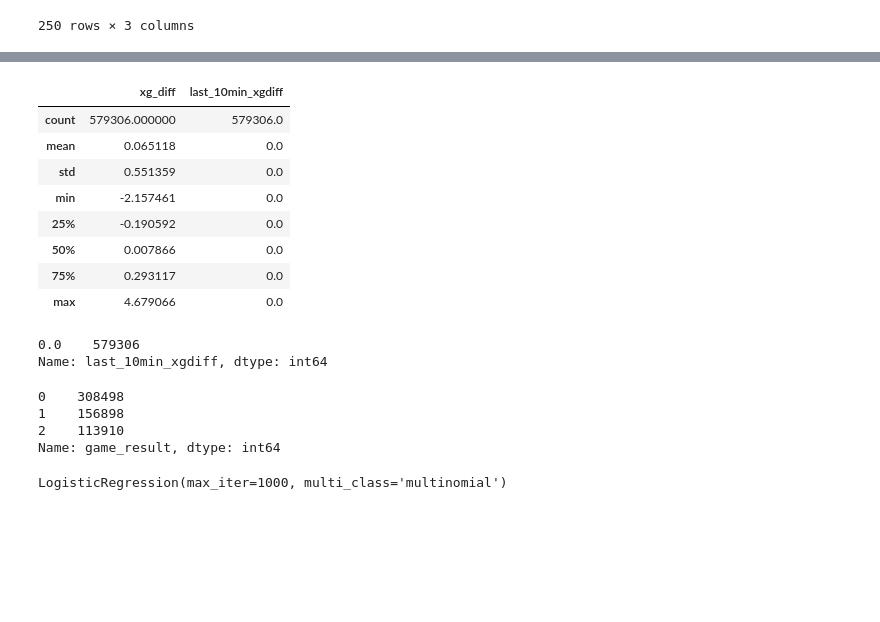
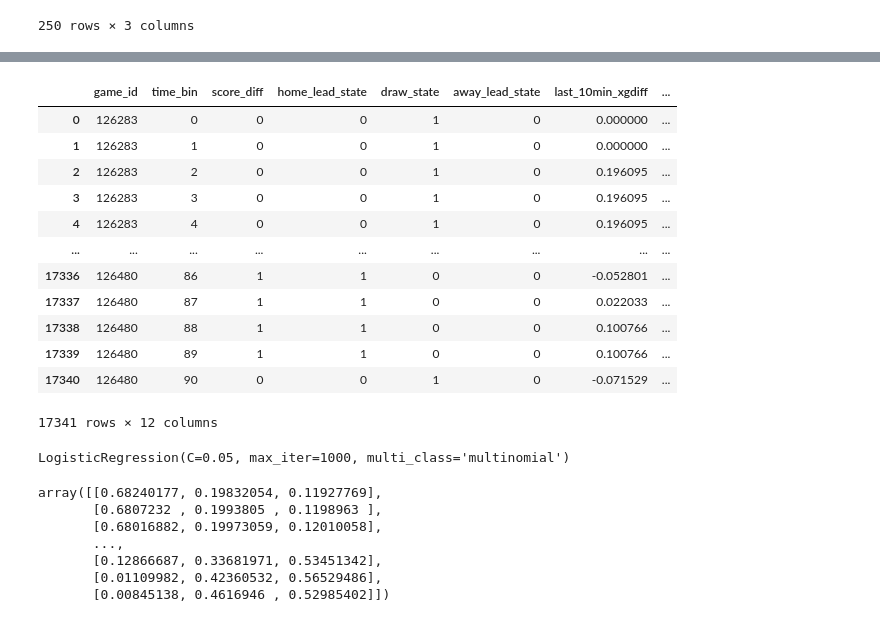
Before and after one commit to bories97/Python, a Jupyter notebook: 공모전 데이터/K-league 데이터 분석.ipynb, the cells around one changed output, grey strips where cells are left out. Cells and saved outputs as stored; diff of their text form; code cells hidden in the pictures; blank space fills up the shorter version.

```diff
--- a/공모전 데이터/K-league 데이터 분석.ipynb
+++ b/공모전 데이터/K-league 데이터 분석.ipynb
@@ -732,0 +799,4 @@ soccer_df[['time_seconds', 'xg_diff', 'last_10min_xgdiff']].head(250)
+# %%
+soccer_df['remain_time'] = 5400 - soccer_df['match_time']
+# %%
+soccer_df['log_remain_time'] = np.log1p(soccer_df['remain_time'])
@@ -733,30 +819,20 @@ soccer_df[['time_seconds', 'xg_diff', 'last_10min_xgdiff']].head(250)
+# %%
+soccer_df['time_bin'] = (soccer_df['match_time'] // 60).astype(int)
 # %%
 # 승 무 패 만들기(새로운 traget)
 soccer_df['game_result'] = np.select([soccer_df['home_score'] > soccer_df['away_score'],
                                       soccer_df['home_score'] == soccer_df['away_score'],
                                       soccer_df['home_score'] < soccer_df['away_score'],
                                      ],[1, 0 ,2]) # 1= homewin / 2 = away_win / 0 = draw
-# %%
-soccer_df[['xg_diff', 'last_10min_xgdiff']].describe()
-# %% [output]
-|  | xg_diff | last_10min_xgdiff |
-| count | 579306.000000 | 579306.0 |
-| mean | 0.065118 | 0.0 |
-| std | 0.551359 | 0.0 |
-| min | -2.157461 | 0.0 |
-| 25% | -0.190592 | 0.0 |
-| 50% | 0.007866 | 0.0 |
-| 75% | 0.293117 | 0.0 |
-| max | 4.679066 | 0.0 |
-# %%
-soccer_df['last_10min_xgdiff'].value_counts()
-# %% [output]
-0.0    579306
-Name: last_10min_xgdiff, dtype: int64
 # %%
-soccer_df['game_result'].value_counts()
+state_df = (soccer_df.groupby(['game_id', 'time_bin']).agg({'score_diff': 'last',
+                                                     'home_lead_state': 'last',
+                                                     'draw_state': 'last',
+                                                     'away_lead_state': 'last',
+                                                     'last_10min_xgdiff': 'last',
+                                                     'home_xgdiff': 'last',
+                                                     'remain_time': 'last',
+                                                     'game_result': 'last',
+                                                     'log_remain_time' : 'last',
+                                                     'game_result' : 'last',
+                                                     'ishome' : 'last'}).reset_index())
-# %% [output]
-0    308498
-1    156898
-2    113910
-Name: game_result, dtype: int64
@@ -765 +839,17 @@ soccer_df['remain_time'] = 90*60 - soccer_df['time_seconds']
+# %%
+state_df
+# %% [output]
+|  | game_id | time_bin | score_diff | home_lead_state | draw_state | away_lead_state | last_10min_xgdiff | ... |
+| 0 | 126283 | 0 | 0 | 0 | 1 | 0 | 0.000000 | ... |
+| 1 | 126283 | 1 | 0 | 0 | 1 | 0 | 0.000000 | ... |
+| 2 | 126283 | 2 | 0 | 0 | 1 | 0 | 0.196095 | ... |
+| 3 | 126283 | 3 | 0 | 0 | 1 | 0 | 0.196095 | ... |
+| 4 | 126283 | 4 | 0 | 0 | 1 | 0 | 0.196095 | ... |
+| ... | ... | ... | ... | ... | ... | ... | ... | ... |
+| 17336 | 126480 | 86 | 1 | 1 | 0 | 0 | -0.052801 | ... |
+| 17337 | 126480 | 87 | 1 | 1 | 0 | 0 | 0.022033 | ... |
+| 17338 | 126480 | 88 | 1 | 1 | 0 | 0 | 0.100766 | ... |
+| 17339 | 126480 | 89 | 1 | 1 | 0 | 0 | 0.100766 | ... |
+| 17340 | 126480 | 90 | 0 | 0 | 1 | 0 | -0.071529 | ... |
+17341 rows × 12 columns
 # %%
@@ -794,11 +888,21 @@ from sklearn.linear_model import LogisticRegression
 
 model = LogisticRegression(multi_class = 'multinomial',
                            max_iter=1000,
+                           C=0.05,
                            solver='lbfgs')
 
 model.fit(x_train_scale, y_train)
 # %% [output]
-LogisticRegression(max_iter=1000, multi_class='multinomial')
+LogisticRegression(C=0.05, max_iter=1000, multi_class='multinomial')
 # %%
-proba = model.predict_proba(scaler.transform(x))
+proba = model.predict_proba(x_test_scale)
+proba
+# %% [output]
+array([[0.68240177, 0.19832054, 0.11927769],
+       [0.6807232 , 0.1993805 , 0.1198963 ],
+       [0.68016882, 0.19973059, 0.12010058],
+       ...,
+       [0.12866687, 0.33681971, 0.53451342],
+       [0.01109982, 0.42360532, 0.56529486],
+       [0.00845138, 0.4616946 , 0.52985402]])
 # %%
```
Also changed, not shown: parts of 39 cells of this notebook.
